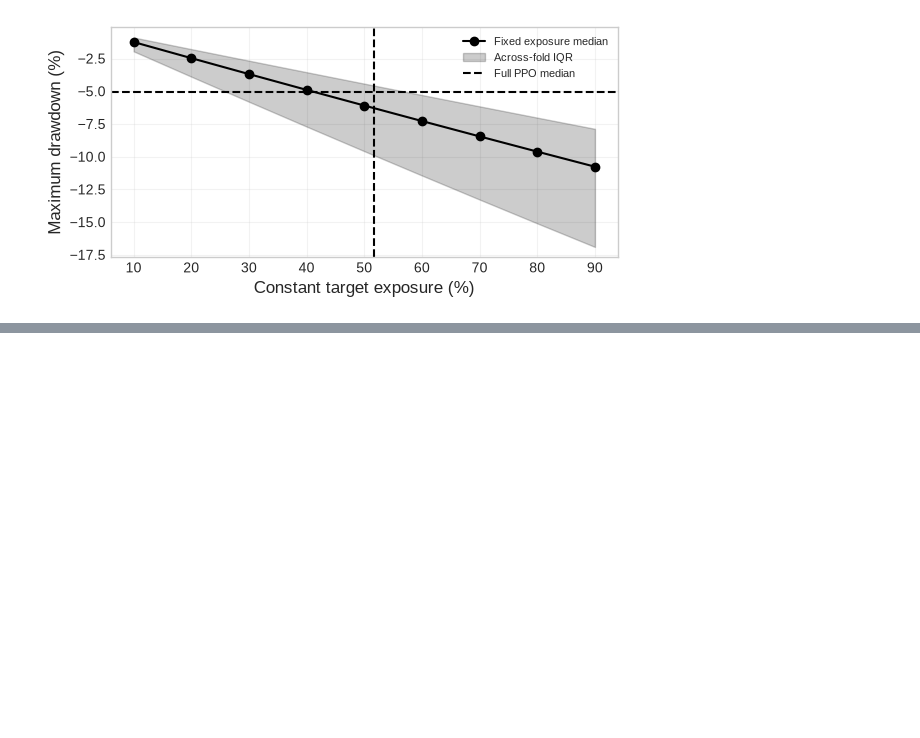
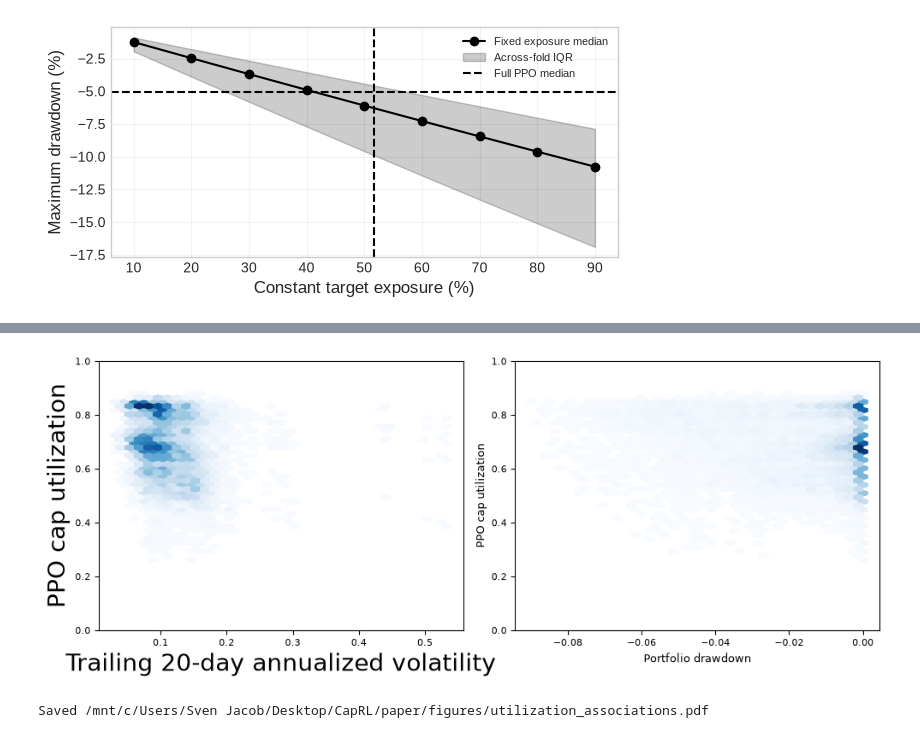
Before and after one commit to jsve96/CapRL, a Jupyter notebook: notebooks/plots.ipynb, the cells around one changed output, grey strips where cells are left out. Saved outputs shown, nothing was run; the diff lists cells and outputs as text; code cells hidden in the pictures; blank space fills up the shorter version.

```diff
--- a/notebooks/plots.ipynb
+++ b/notebooks/plots.ipynb
@@ -347,0 +668,39 @@ plt.show()
+# %%
+fig, axes = plt.subplots(1, 2, figsize=(10, 4))
+axes[0].hexbin(
+    positive_cap["realized_vol_20d"],
+    positive_cap["raw_action"],
+    gridsize=35,
+    mincnt=1,
+    cmap="Blues",
+)
+# axes[0].set(
+#     xlabel="Trailing 20-day annualized volatility",
+#     ylabel="PPO cap utilization", xlabel_kw={"fontsize": 20},
+#     ylabel_kw={"fontsize": 20}
+# )
+axes[0].set_xlabel("Trailing 20-day annualized volatility", fontsize=20)
+axes[0].set_ylabel("PPO cap utilization", fontsize=20)
+
+axes[1].hexbin(
+    positive_cap["drawdown"],
+    positive_cap["raw_action"],
+    gridsize=35,
+    mincnt=1,
+    cmap="Blues",
+)
+axes[1].set(
+    xlabel="Portfolio drawdown", ylabel="PPO cap utilization"
+)
+axes[1].set_xlabel("Portfolio drawdown", fontsize=20)
+axes[1].set_ylabel("PPO cap utilization", fontsize=20)
+for axis in axes:
+    axis.set_ylim(0, 1)
+fig.tight_layout()
+figure_path = FIGURE_DIR / "utilization_associations.pdf"
+fig.savefig(figure_path, bbox_inches="tight")
+plt.show()
+print(f"Saved {figure_path}")
+# %% [output]
+[figure, added]
+Saved /mnt/c/Users/Sven Jacob/Desktop/CapRL/paper/figures/utilization_associations.pdf
```
Also changed, not shown: parts of 6 cells of this notebook, 6 other files.
